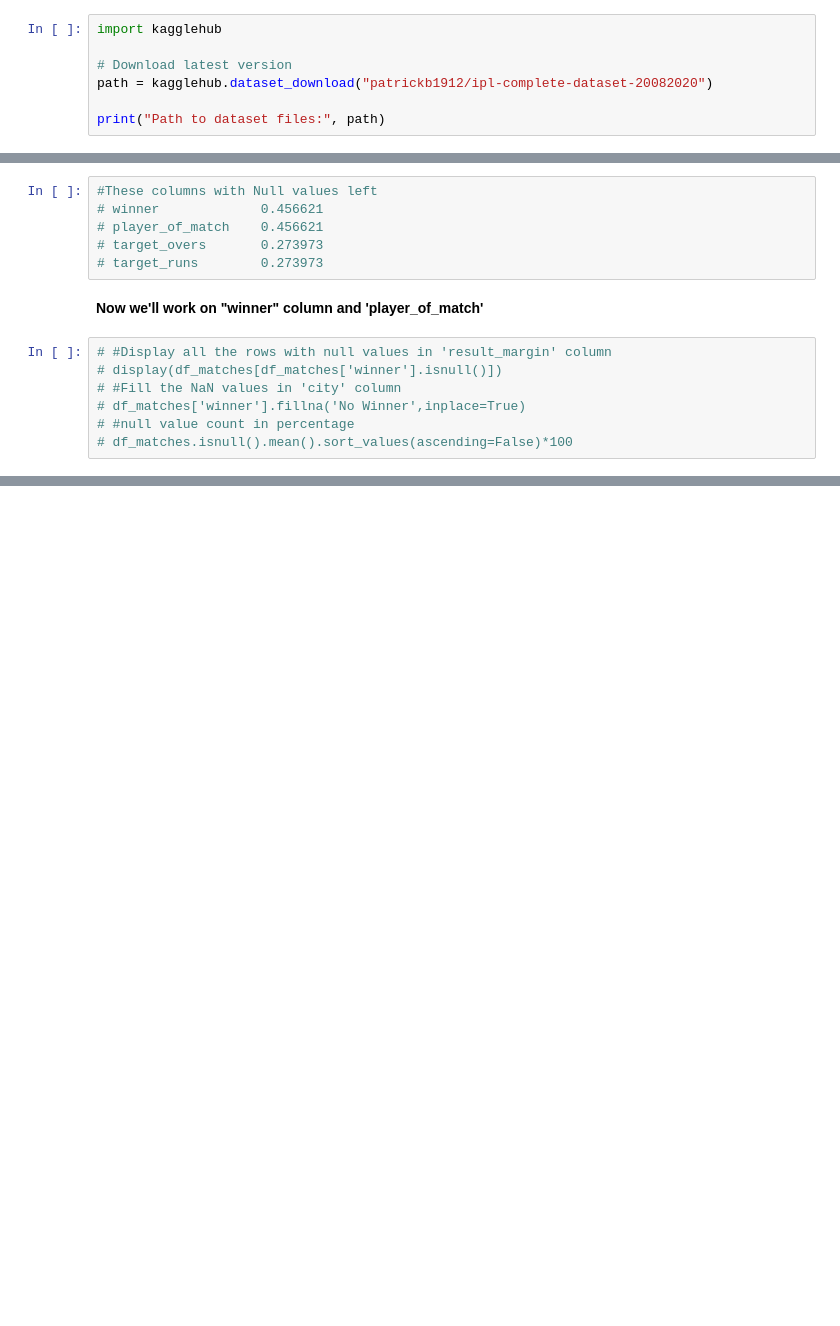
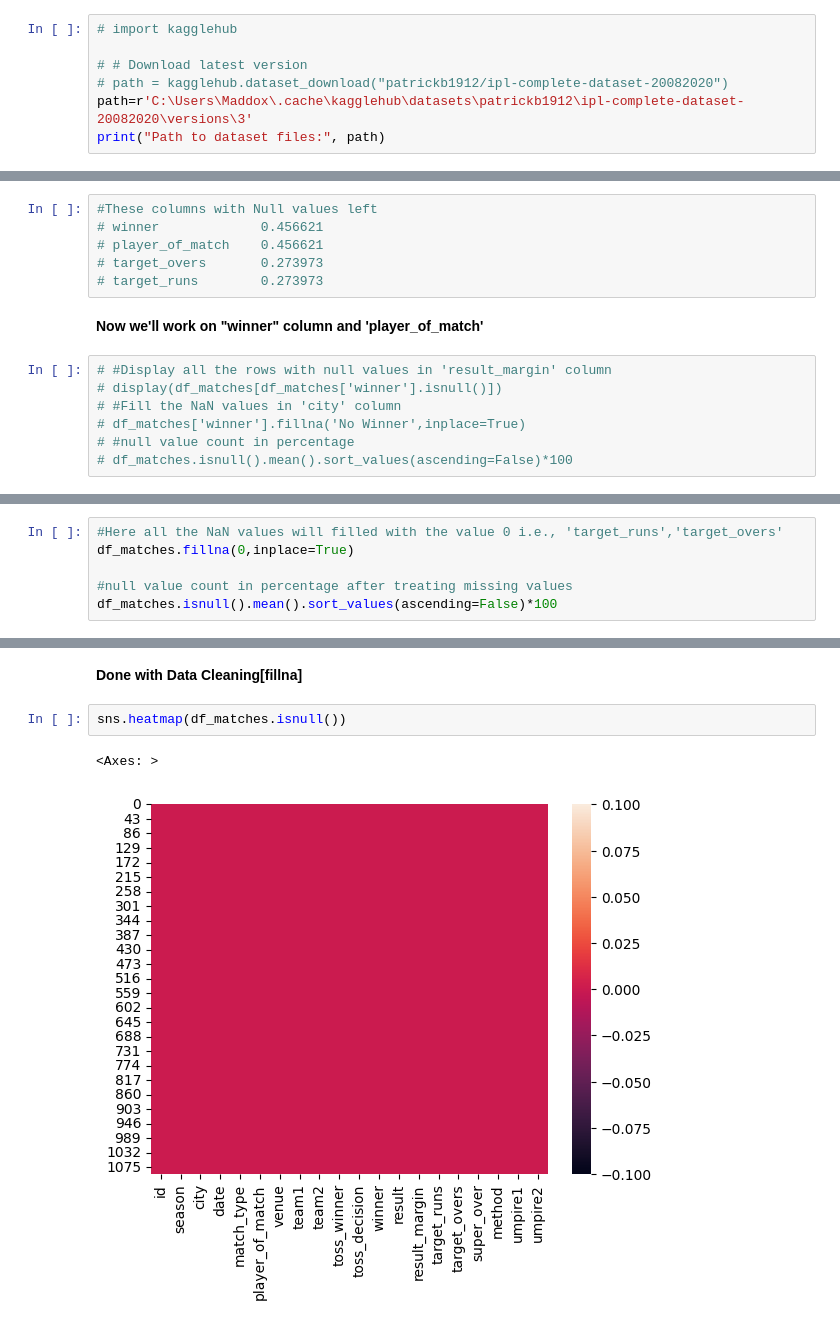
Before and after one commit to Maddox24425/Summer-Training, a Jupyter notebook: Day_12/Day_12.ipynb, the cells around one changed output, grey strips where cells are left out. Cells and saved outputs as stored; diff of their text form; blank space fills up the shorter version.

```diff
--- a/Day_12/Day_12.ipynb
+++ b/Day_12/Day_12.ipynb
@@ -1,9 +1,9 @@
 # %% [markdown]
 Import Data
 # %%
-import kagglehub
+# import kagglehub
 
-# Download latest version
-path = kagglehub.dataset_download("patrickb1912/ipl-complete-dataset-20082020")
-
+# # Download latest version
+# path = kagglehub.dataset_download("patrickb1912/ipl-complete-dataset-20082020")
+path=r'C:\Users\Maddox\.cache\kagglehub\datasets\patrickb1912\ipl-complete-dataset-20082020\versions\3'
 print("Path to dataset files:", path)
@@ -100,0 +285,6 @@ df_matches.isnull().mean().sort_values(ascending=False)*100
+# %%
+#Here all the NaN values will filled with the value 0 i.e., 'target_runs','target_overs'
+df_matches.fillna(0,inplace=True)
+
+#null value count in percentage after treating missing values
+df_matches.isnull().mean().sort_values(ascending=False)*100
@@ -100,0 +309,7 @@ df_matches.isnull().mean().sort_values(ascending=False)*100
+# %% [markdown]
+**Done with Data Cleaning[fillna]**
+# %%
+sns.heatmap(df_matches.isnull())
+# %% [output]
+<Axes: >
+[figure, added]
```
Also changed, not shown: parts of 26 cells of this notebook.
